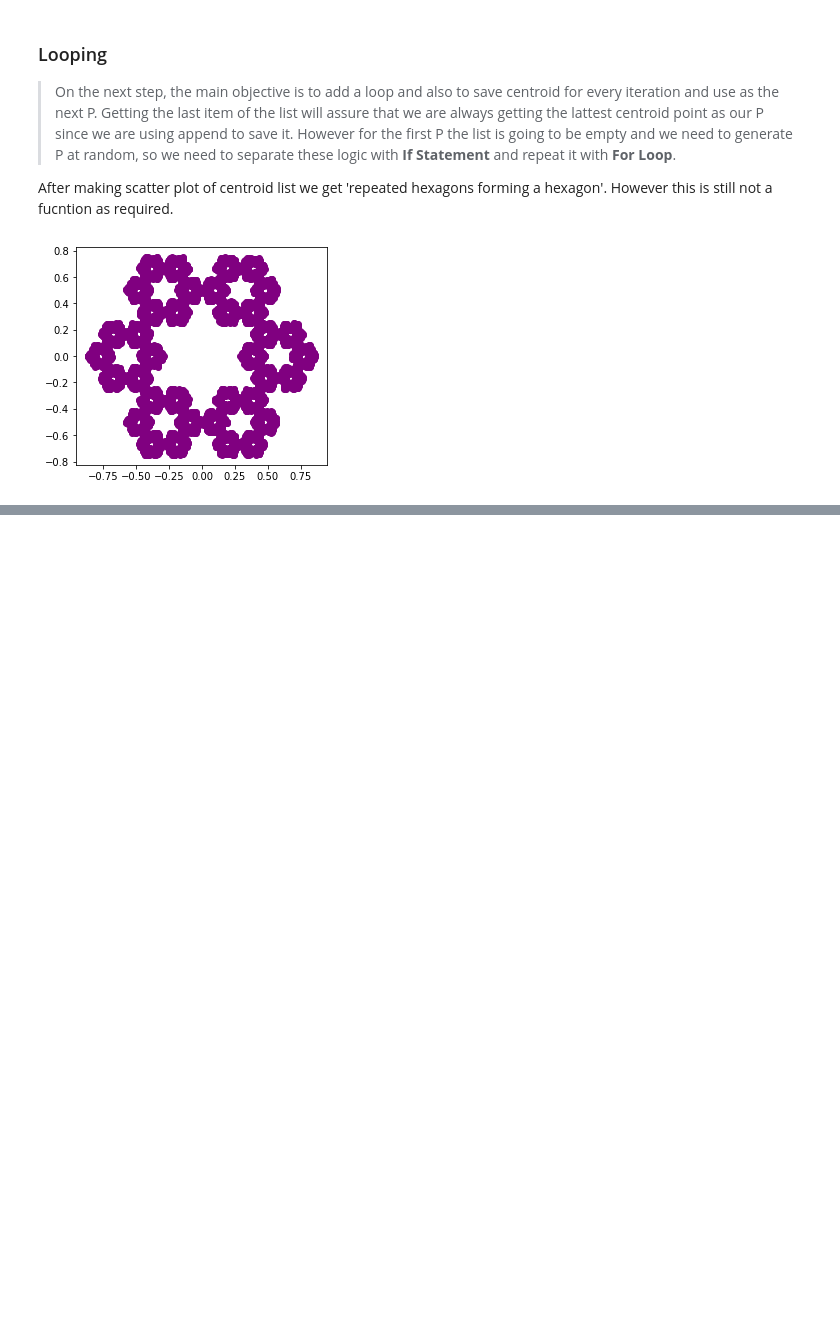
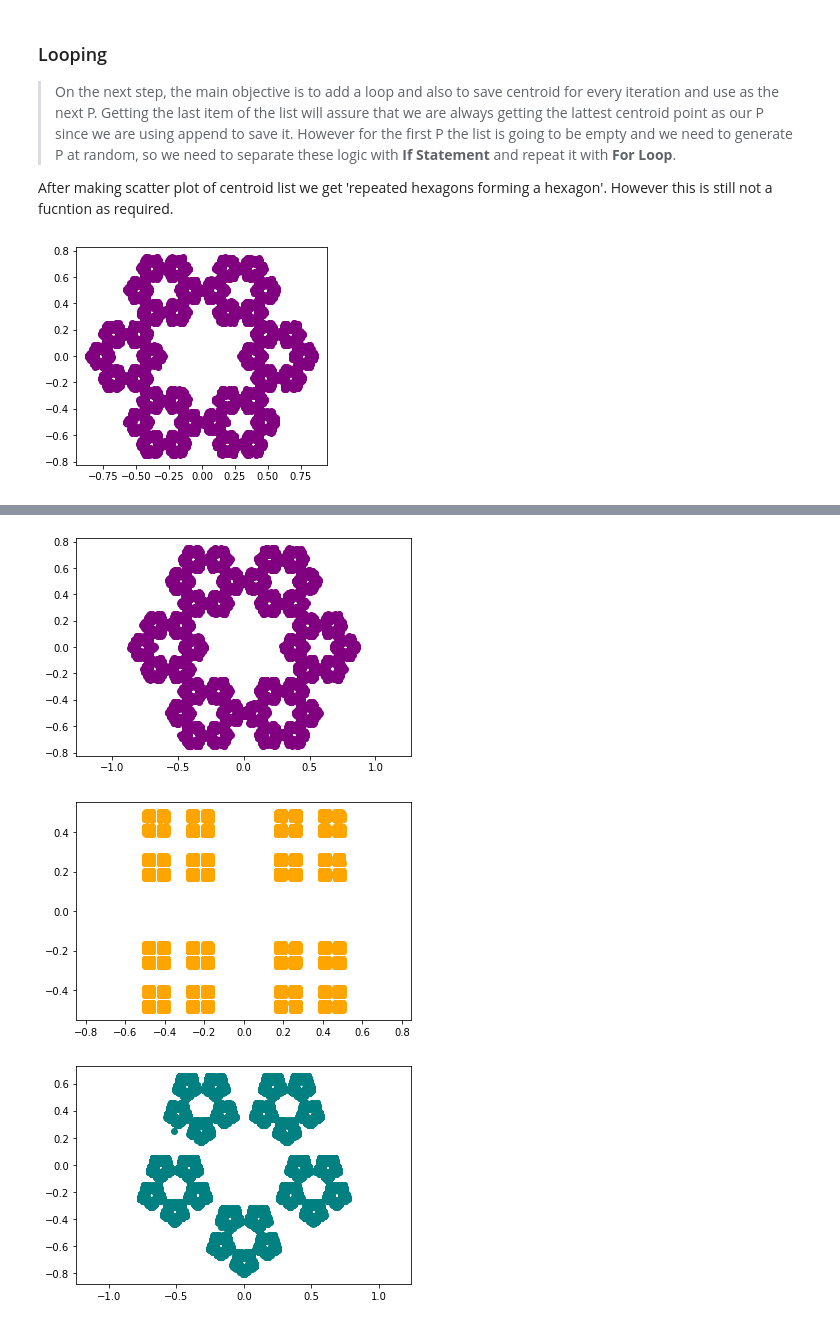
Before and after one commit to arnold402/Pre-assignment-DSI, a Jupyter notebook: Assignment.ipynb, the cells around one changed output, grey strips where cells are left out. Cells and saved outputs as stored; diff of their text form; code cells hidden in the pictures; blank space fills up the shorter version.

```diff
--- a/Assignment.ipynb
+++ b/Assignment.ipynb
@@ -128,0 +191,11 @@ plt.show()
+# %%
+# Produce hexagon based on default parameters
+hexagon = unexpected_plots()
+# Produce a square
+square = unexpected_plots(4,'orange')
+# Produce a pentagon
+pentagon = unexpected_plots(5,'teal',itr=50000)
+# %% [output]
+[figure, added]
+[figure, added]
+[figure, added]
```
Also changed, not shown: parts of 2 cells of this notebook.
